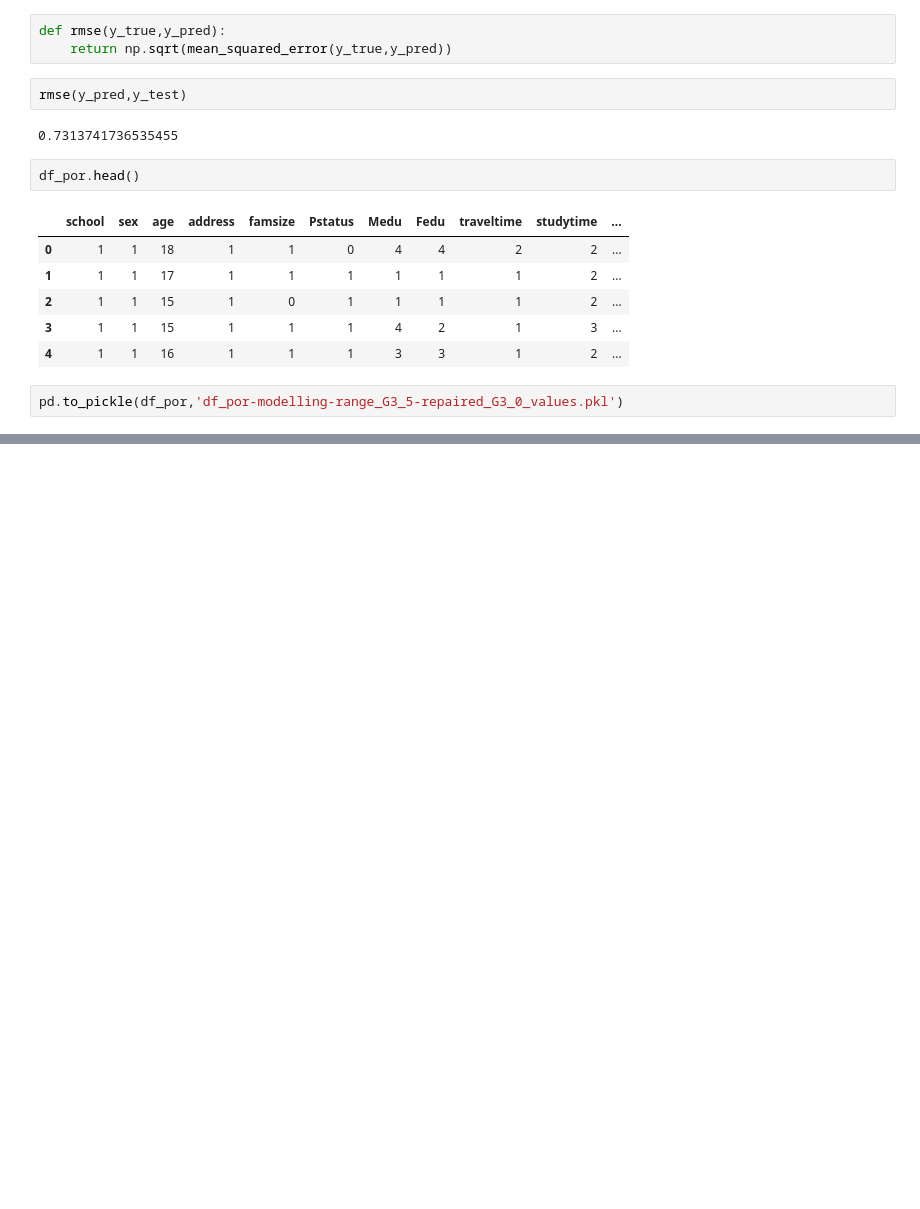
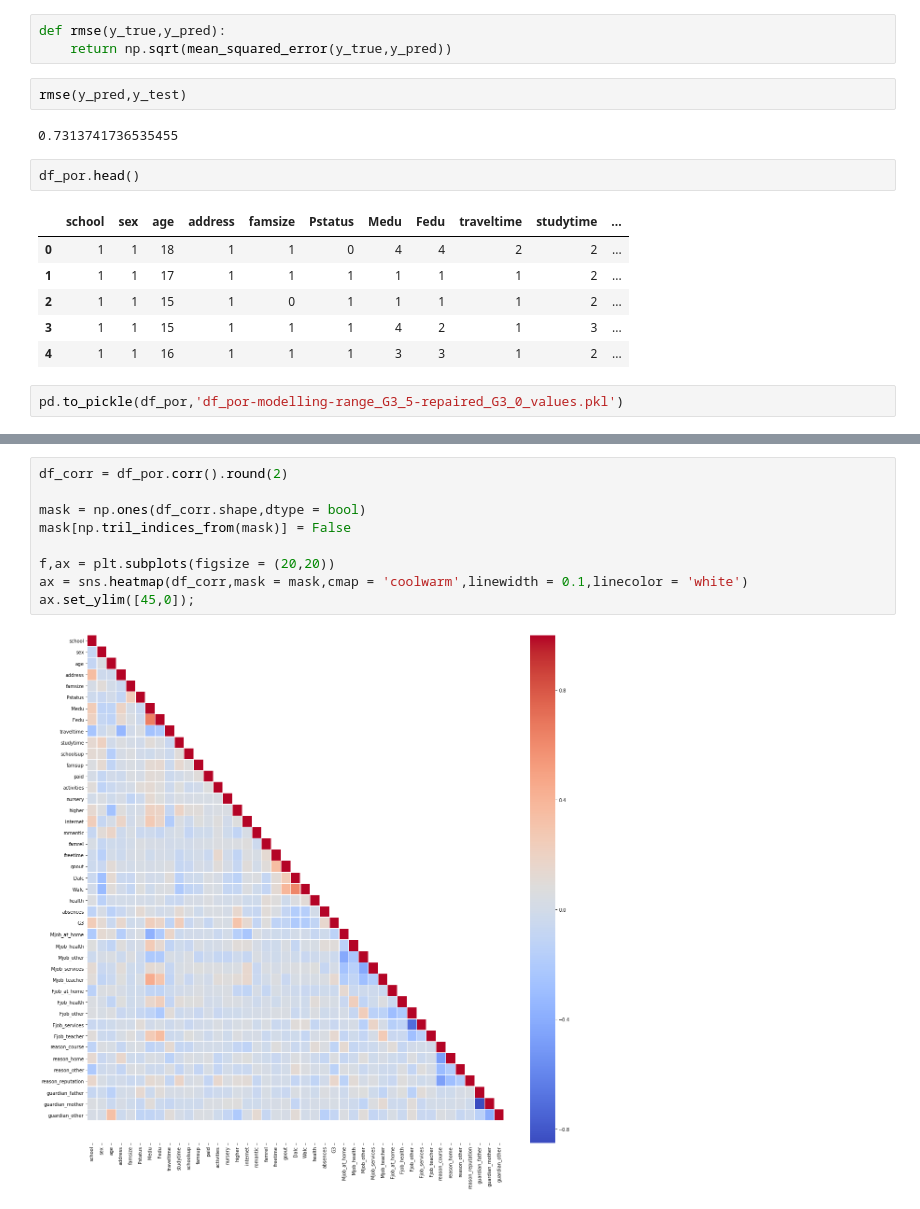
Before and after one commit to albertorekena/education-improvement, a Jupyter notebook: 01.-portuguese-eda.ipynb, the cells around one changed output, grey strips where cells are left out. Drawn from its saved outputs; the diff is of its cells as text; blank space fills up the shorter version.

```diff
--- a/01.-portuguese-eda.ipynb
+++ b/01.-portuguese-eda.ipynb
@@ -348,0 +369,11 @@ pd.to_pickle(df_por,'df_por-modelling-range_G3_5-repaired_G3_0_values.pkl')
+# %%
+df_corr = df_por.corr().round(2)
+
+mask = np.ones(df_corr.shape,dtype = bool)
+mask[np.tril_indices_from(mask)] = False
+
+f,ax = plt.subplots(figsize = (20,20))
+ax = sns.heatmap(df_corr,mask = mask,cmap = 'coolwarm',linewidth = 0.1,linecolor = 'white')
+ax.set_ylim([45,0]);
+# %% [output]
+[figure, added]
```
Also changed, not shown: parts of 5 cells of this notebook, 4 other files.
